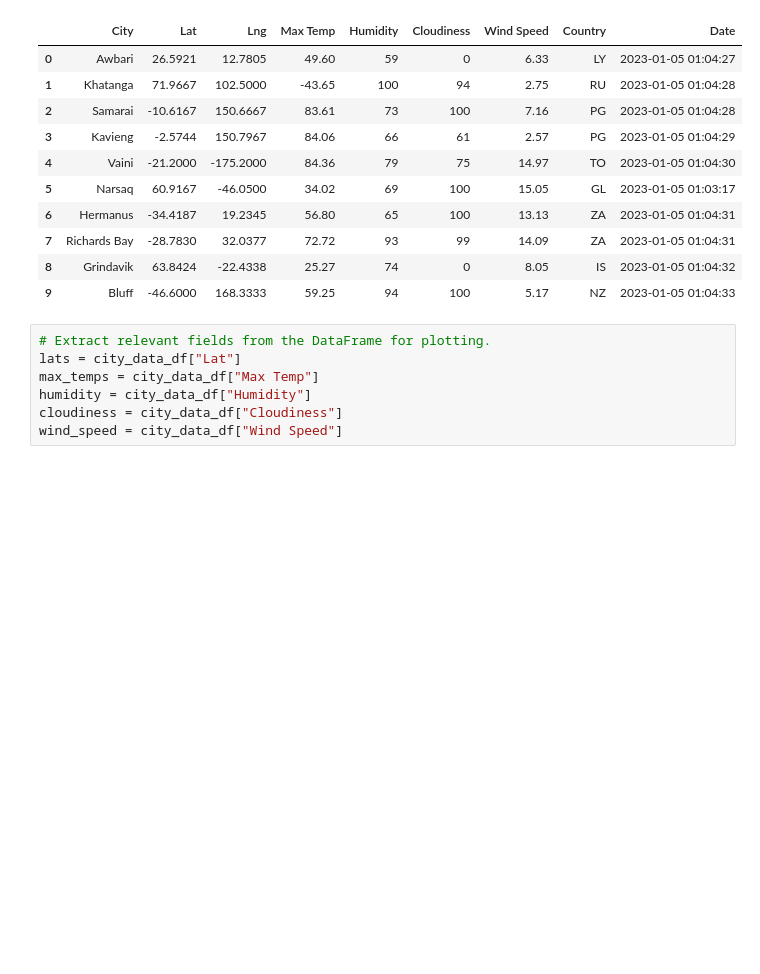
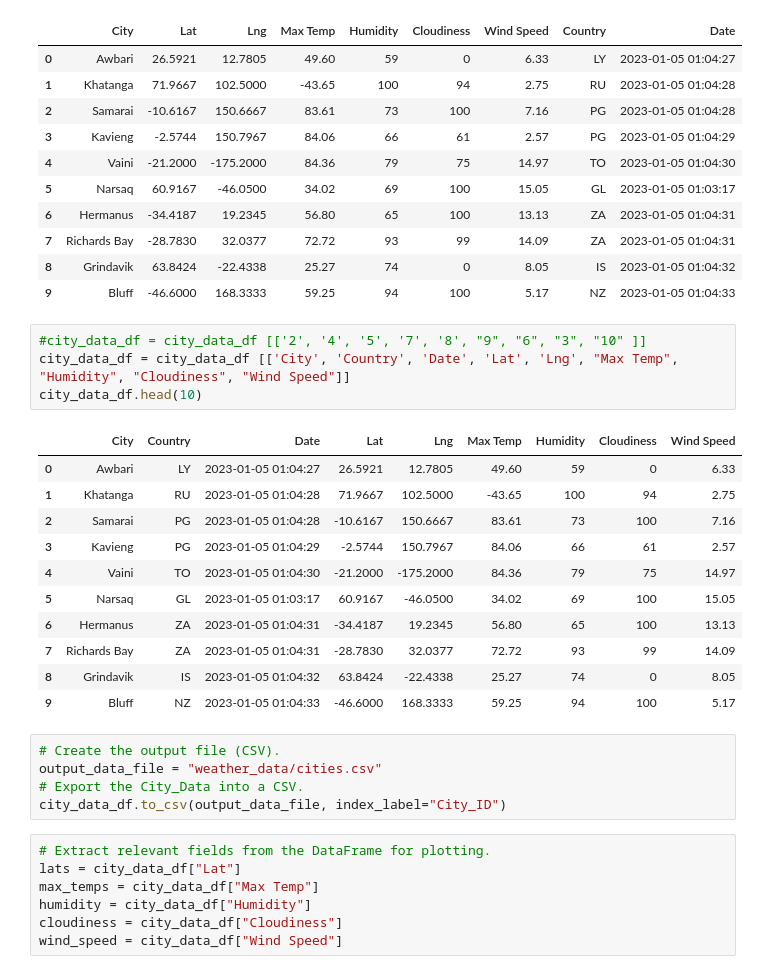
Before and after one commit to travelingshoez/world_weather_analysis, a Jupyter notebook: Weatherpy.ipynb, the cells around one changed output. Saved outputs shown, nothing was run; the diff lists cells and outputs as text; blank space fills up the shorter version.

```diff
--- a/Weatherpy.ipynb
+++ b/Weatherpy.ipynb
@@ -161,6 +161,27 @@ city_data_df.head(10)
 | 7 | Richards Bay | -28.7830 | 32.0377 | 72.72 | 93 | 99 | 14.09 | ZA | 2023-01-05 01:04:31 |
 | 8 | Grindavik | 63.8424 | -22.4338 | 25.27 | 74 | 0 | 8.05 | IS | 2023-01-05 01:04:32 |
 | 9 | Bluff | -46.6000 | 168.3333 | 59.25 | 94 | 100 | 5.17 | NZ | 2023-01-05 01:04:33 |
+# %%
+#city_data_df = city_data_df [['2', '4', '5', '7', '8', "9", "6", "3", "10" ]]
+city_data_df = city_data_df [['City', 'Country', 'Date', 'Lat', 'Lng', "Max Temp", "Humidity", "Cloudiness", "Wind Speed"]]
+city_data_df.head(10)
+# %% [output]
+|  | City | Country | Date | Lat | Lng | Max Temp | Humidity | Cloudiness | Wind Speed |
+| 0 | Awbari | LY | 2023-01-05 01:04:27 | 26.5921 | 12.7805 | 49.60 | 59 | 0 | 6.33 |
+| 1 | Khatanga | RU | 2023-01-05 01:04:28 | 71.9667 | 102.5000 | -43.65 | 100 | 94 | 2.75 |
+| 2 | Samarai | PG | 2023-01-05 01:04:28 | -10.6167 | 150.6667 | 83.61 | 73 | 100 | 7.16 |
+| 3 | Kavieng | PG | 2023-01-05 01:04:29 | -2.5744 | 150.7967 | 84.06 | 66 | 61 | 2.57 |
+| 4 | Vaini | TO | 2023-01-05 01:04:30 | -21.2000 | -175.2000 | 84.36 | 79 | 75 | 14.97 |
+| 5 | Narsaq | GL | 2023-01-05 01:03:17 | 60.9167 | -46.0500 | 34.02 | 69 | 100 | 15.05 |
+| 6 | Hermanus | ZA | 2023-01-05 01:04:31 | -34.4187 | 19.2345 | 56.80 | 65 | 100 | 13.13 |
+| 7 | Richards Bay | ZA | 2023-01-05 01:04:31 | -28.7830 | 32.0377 | 72.72 | 93 | 99 | 14.09 |
+| 8 | Grindavik | IS | 2023-01-05 01:04:32 | 63.8424 | -22.4338 | 25.27 | 74 | 0 | 8.05 |
+| 9 | Bluff | NZ | 2023-01-05 01:04:33 | -46.6000 | 168.3333 | 59.25 | 94 | 100 | 5.17 |
+# %%
+# Create the output file (CSV).
+output_data_file = "weather_data/cities.csv"
+# Export the City_Data into a CSV.
+city_data_df.to_csv(output_data_file, index_label="City_ID")
 # %%
 # Extract relevant fields from the DataFrame for plotting.
 lats = city_data_df["Lat"]
```
Also changed, not shown: 2 other files.
